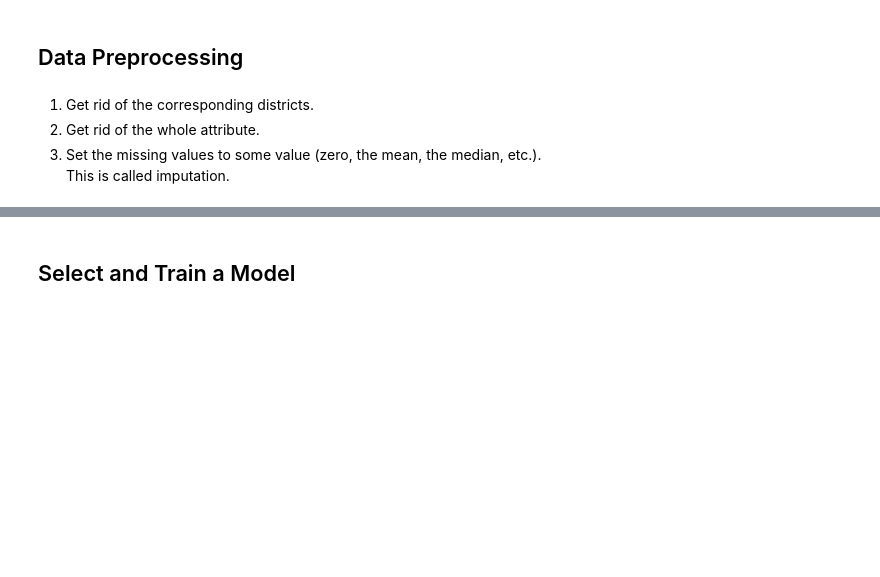
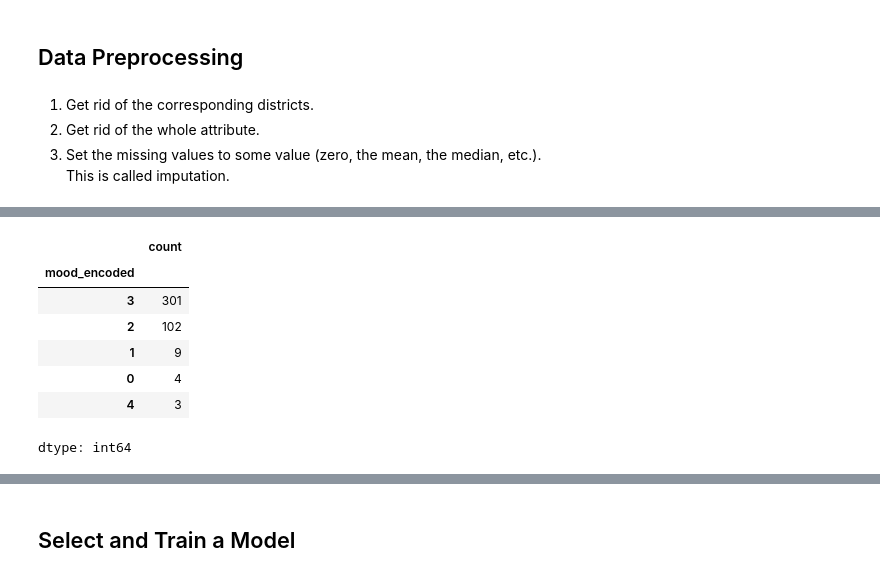
Before and after one commit to samservo09/mood-trend, a Jupyter notebook: mood_trend.ipynb, the cells around one changed output, grey strips where cells are left out. Saved outputs shown, nothing was run; the diff lists cells and outputs as text; code cells hidden in the pictures; blank space fills up the shorter version.

```diff
--- a/mood_trend.ipynb
+++ b/mood_trend.ipynb
@@ -267,0 +331,11 @@ This is called imputation.
+# %%
+mood_copy['mood_encoded'].value_counts()
+# %% [output]
+|  | count |
+| mood_encoded |  |
+| 3 | 301 |
+| 2 | 102 |
+| 1 | 9 |
+| 0 | 4 |
+| 4 | 3 |
+dtype: int64
```
Also changed, not shown: parts of 12 cells of this notebook.
